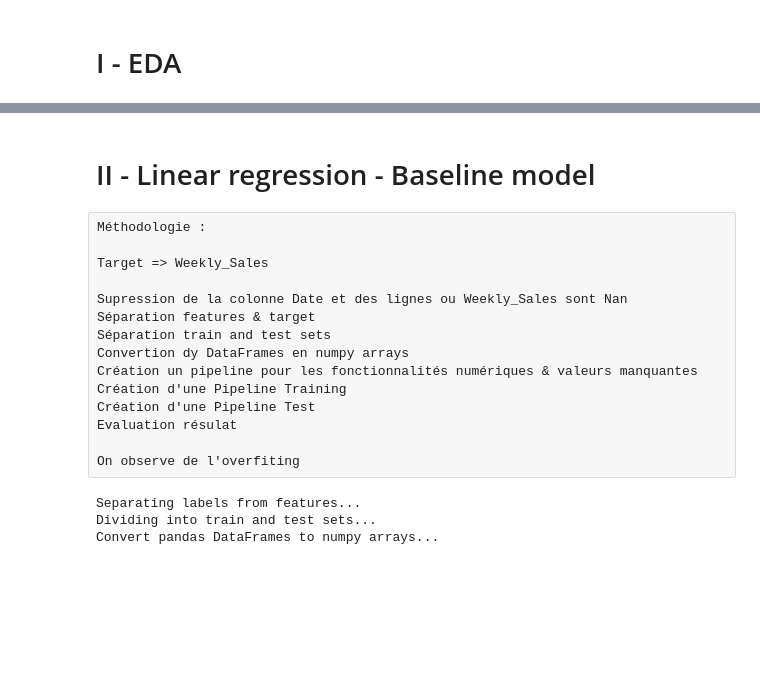
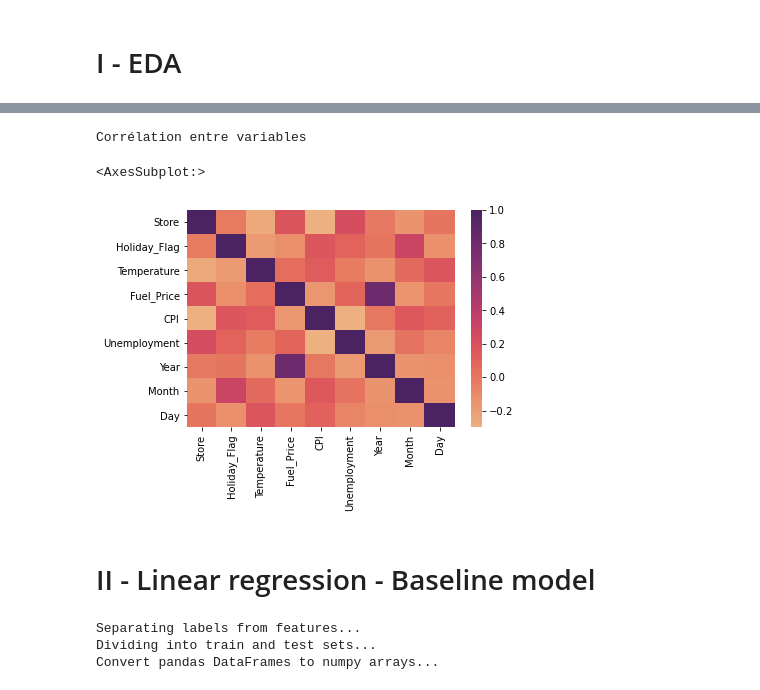
Before and after one commit to mbe-repo/Machine_Learning, a Jupyter notebook: Walmart_sales/Walmart_sales_final.ipynb, the cells around one changed output, grey strips where cells are left out. Cells and saved outputs as stored; diff of their text form; code cells hidden in the pictures; blank space fills up the shorter version.

```diff
--- a/Walmart_sales/Walmart_sales_final.ipynb
+++ b/Walmart_sales/Walmart_sales_final.ipynb
@@ -28,18 +78,12 @@ df.head(1)
+# %%
+print("Corrélation entre variables")
+data_correlation = data.copy()
+del data_correlation['Weekly_Sales']
+sns.heatmap(data_correlation.corr(), vmin=-0.3, vmax=1, cmap="flare")
+# %% [output]
+Corrélation entre variables
+<AxesSubplot:>
+[figure, added]
 # %% [markdown]
 # II - Linear regression  - Baseline model
-# %% [raw]
-Méthodologie :
-
-Target => Weekly_Sales
-
-Supression de la colonne Date et des lignes ou Weekly_Sales sont Nan
-Séparation features & target
-Séparation train and test sets
-Convertion dy DataFrames en numpy arrays
-Création un pipeline pour les fonctionnalités numériques & valeurs manquantes
-Création d'une Pipeline Training
-Création d'une Pipeline Test
-Evaluation résulat
-
-On observe de l'overfiting
 # %%
```
Also changed, not shown: parts of 25 cells of this notebook.
